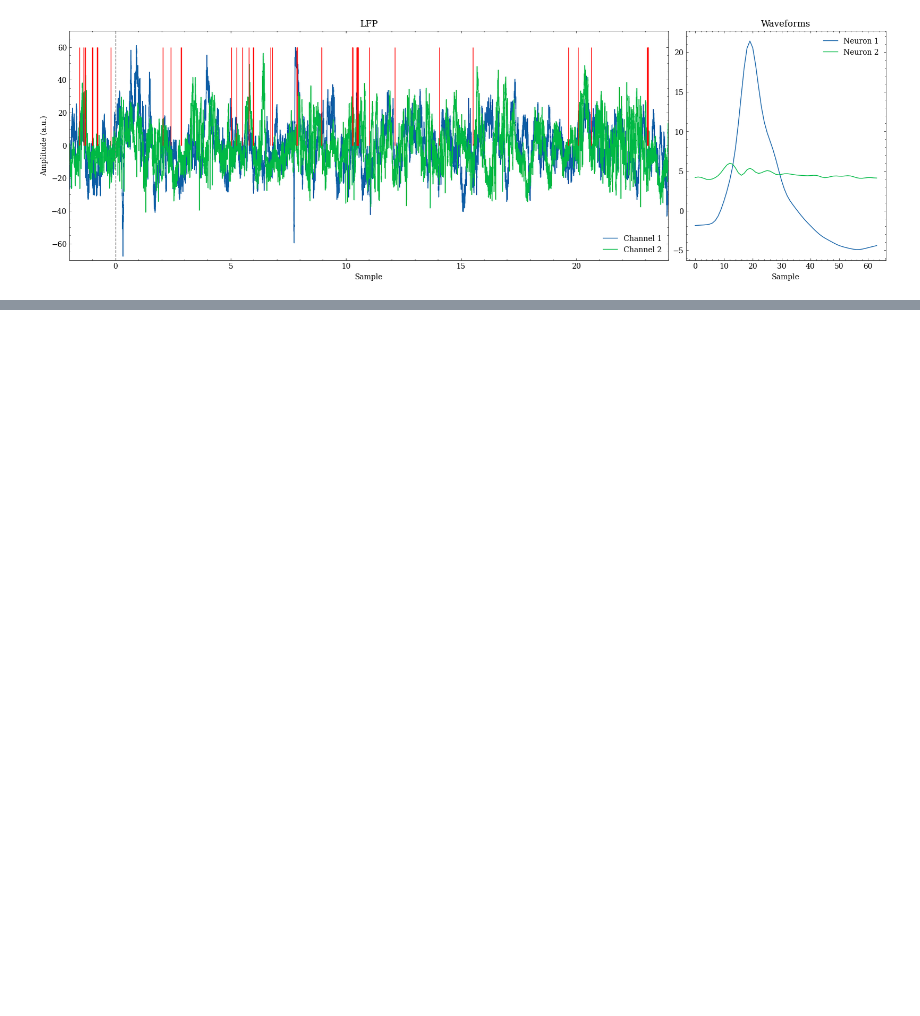
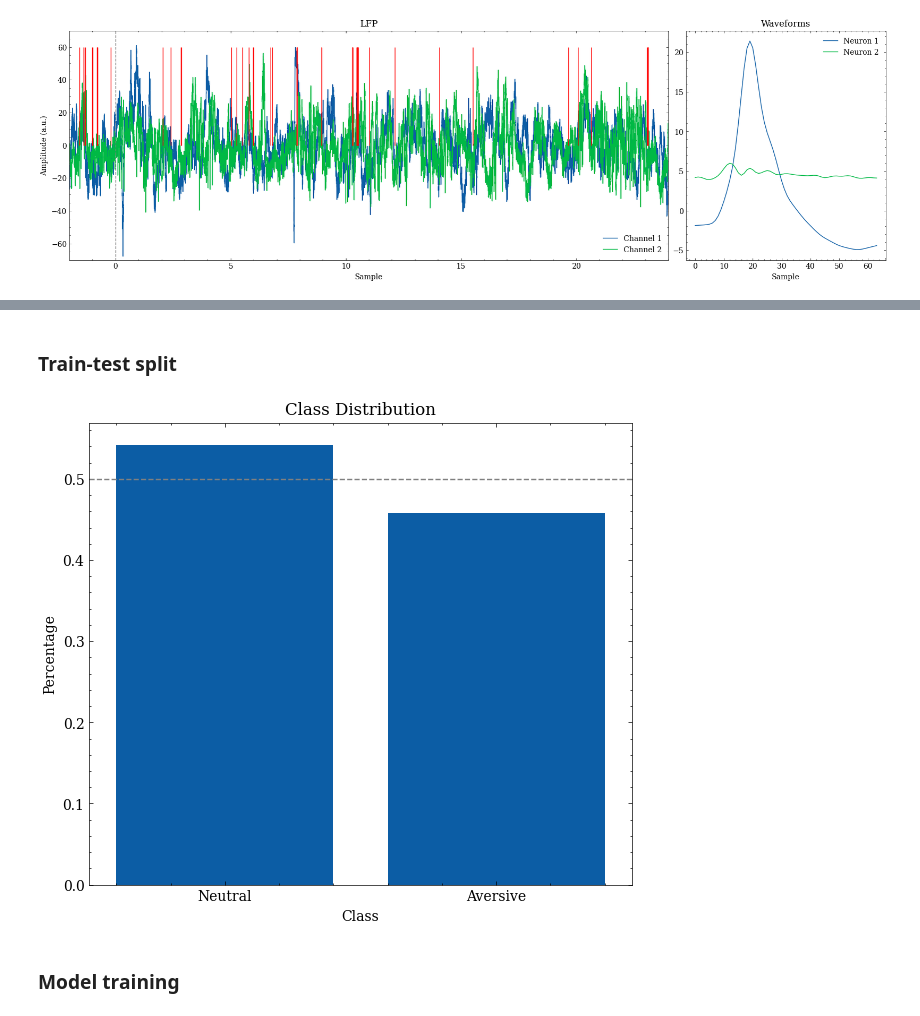
Before and after one commit to karahanyilmazer/OHBM-Hackathon23, a Jupyter notebook: load_amygdala_karahan.ipynb, the cells around one changed output, grey strips where cells are left out. Drawn from its saved outputs; the diff is of its cells as text; code cells hidden in the pictures; blank space fills up the shorter version.

```diff
--- a/load_amygdala_karahan.ipynb
+++ b/load_amygdala_karahan.ipynb
@@ -59,0 +194,41 @@ plt.show()
+# %%
+y_control = []
+X_control = defaultdict(list)
+for spike_times, lfp, label in zip(spike_times_ds, lfp_ds, labels_ds):
+    # handle single channels
+    if lfp.dim() < 2:
+        lfp = lfp.unsqueeze(0)
+    random_times = torch.randint(0, lfp.shape[-1], size=(len(spike_times), 1))
+    for t in random_times:
+        idx_spike = to_sample_idx(t, time)
+        lfp_crop = crop_prespike_window(lfp, idx_spike, window_size, channel_idx)
+        if len(lfp_crop) == window_size:
+            X_control["time"].append(idx_spike.item())
+            X_control["lfp_crop"].append(lfp_crop)
+            y_control.append(label)
+
+X_control = torch.stack(X_control["lfp_crop"]).numpy()
+y_control = np.array(y_control).reshape(-1)
+# %% [markdown]
+### Train-test split
+# %%
+unique_classes, class_counts = np.unique(y_control, return_counts=True)
+class_perc = class_counts / class_counts.sum()
+
+plt.figure(figsize=(7, 6))
+plt.bar(unique_classes, class_perc)
+plt.hlines(0.5, -0.5, 1.5, color='grey', ls='--')
+plt.title('Class Distribution')
+plt.xlabel('Class')
+plt.ylabel('Percentage')
+plt.xticks([0, 1], labels=['Neutral', 'Aversive'])
+plt.xlim([-0.5, 1.5])
+plt.show()
+
+X_train, X_test, y_train, y_test = train_test_split(
+    X_control, y_control, test_size=0.2, random_state=42
+)
+# %% [output]
+[figure, added]
+# %% [markdown]
+### Model training
```
Also changed, not shown: parts of 20 cells of this notebook.
